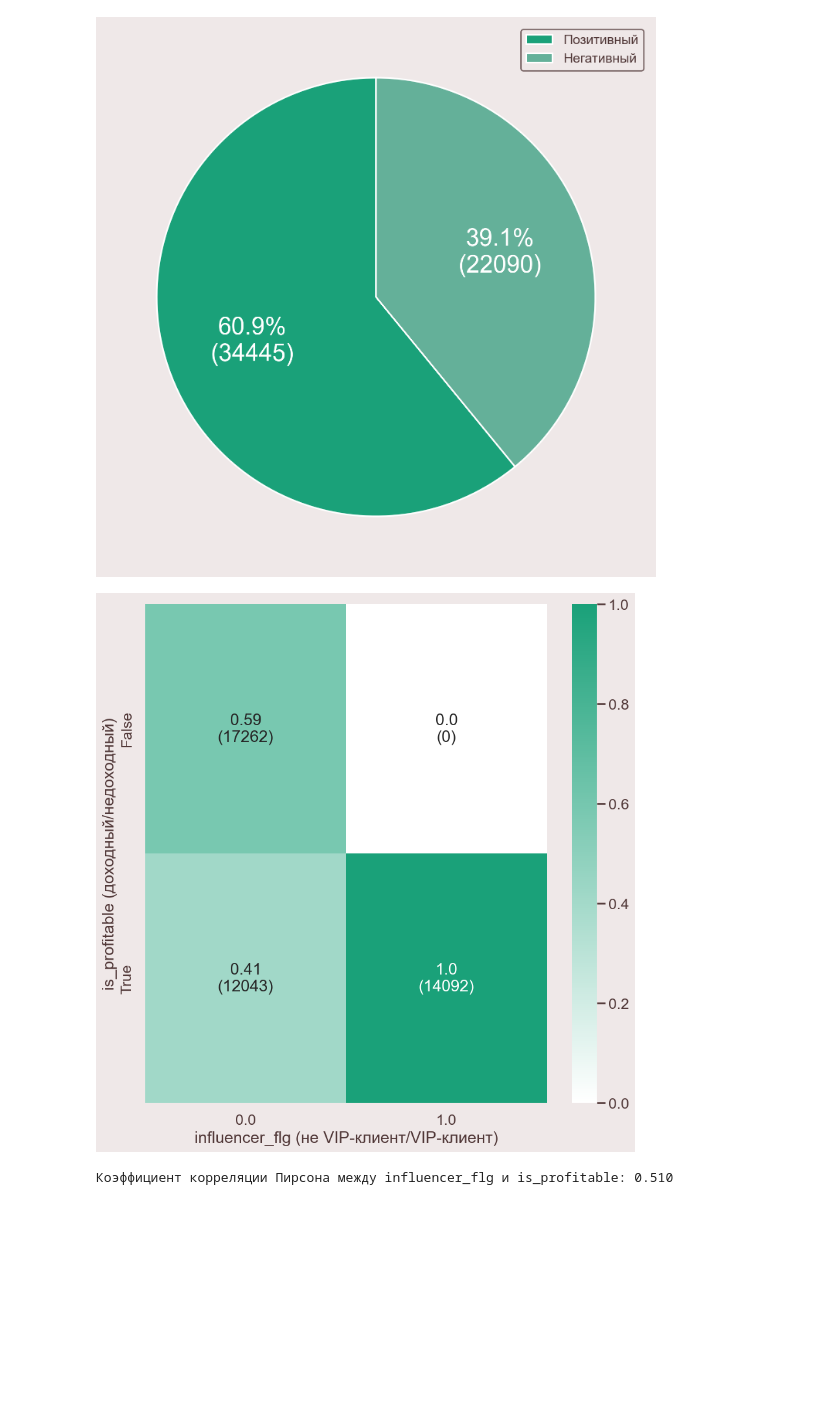
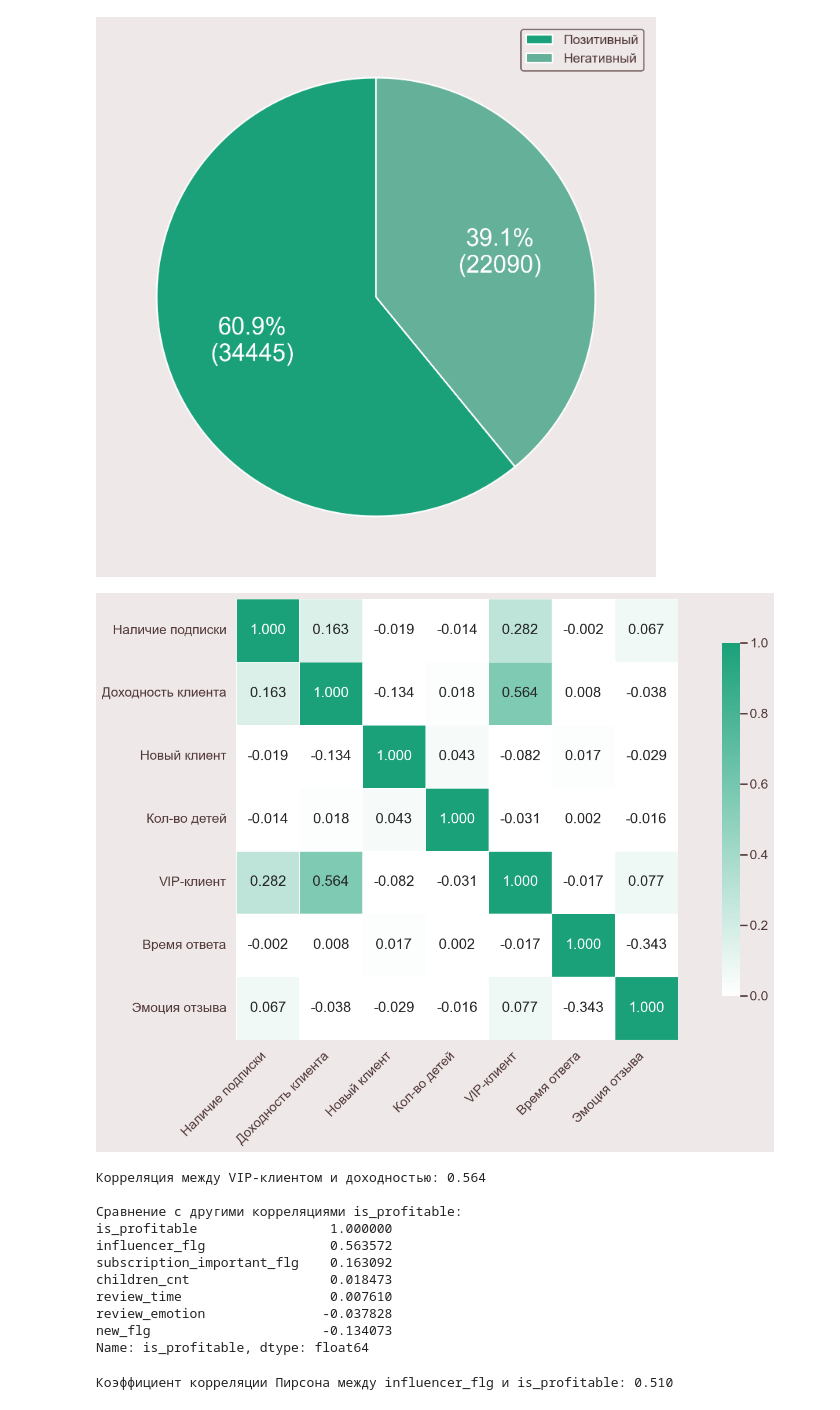
Before and after one commit to Neat-Snap/dano25, a Jupyter notebook: analysis.ipynb, the cells around one changed output. Cells and saved outputs as stored; diff of their text form; code cells hidden in the pictures; blank space fills up the shorter version.

```diff
--- a/analysis.ipynb
+++ b/analysis.ipynb
@@ -113,22 +113,62 @@ plt.show()
 # %% [output]
 [figure]
 # %%
-corr_table = pd.crosstab(df['is_profitable'], df['influencer_flg'], normalize='columns')
-count_table = pd.crosstab(df['is_profitable'], df['influencer_flg'])
+corr_df = df.copy()
 
-annot = corr_table.round(2).astype(str) + '\n(' + count_table.astype(str) + ')'
+corr_df['is_profitable'] = corr_df['is_profitable'].astype(int)
+
+numeric_vars = ['subscription_important_flg', 'is_profitable',
+                'new_flg', 'children_cnt', 'influencer_flg', 'review_time', 'review_emotion']
+
+correlation_matrix = corr_df[numeric_vars].corr()
+
+annot = correlation_matrix.round(3)
 
 from matplotlib.colors import LinearSegmentedColormap
 
 green_grad = LinearSegmentedColormap.from_list("white_to_green", ["#FFFFFF", "#1AA179"])
 
-plt.figure(figsize=(10, 10))
-sns.heatmap(corr_table, annot=annot, cmap=green_grad, fmt="", cbar=True)
-plt.xlabel("influencer_flg (не VIP-клиент/VIP-клиент)")
-plt.ylabel("is_profitable (доходный/недоходный)")
+plt.figure(figsize=(16, 10))
+ax = sns.heatmap(
+    correlation_matrix,
+    annot=annot,
+    cmap=green_grad,
+    fmt=".3f",
+    cbar=True,
+    square=True,
+    linewidths=0.5,
+    cbar_kws={"shrink": 0.8},
+    vmin=0,
+    vmax=1
+)
+
+# plt.title("Корреляционная матрица: influencer_flg vs is_profitable выделяется",
+#           fontsize=16, pad=20)
+
+labels = ['Наличие подписки', 'Доходность клиента',
+          'Новый клиент', 'Кол-во детей', 'VIP-клиент', 'Время ответа', 'Эмоция отзыва']
+ax.set_xticklabels(labels, rotation=45, ha='right')
+ax.set_yticklabels(labels, rotation=0)
+
+plt.tight_layout()
 plt.show()
+
+print(f"\nКорреляция между VIP-клиентом и доходностью: {correlation_matrix.loc['influencer_flg', 'is_profitable']:.3f}")
+print("\nСравнение с другими корреляциями is_profitable:")
+print(correlation_matrix['is_profitable'].sort_values(ascending=False))
 # %% [output]
-[figure, old version]
+[figure, new version]
+Корреляция между VIP-клиентом и доходностью: 0.564
+
+Сравнение с другими корреляциями is_profitable:
+is_profitable                 1.000000
+influencer_flg                0.563572
+subscription_important_flg    0.163092
+children_cnt                  0.018473
+review_time                   0.007610
+review_emotion               -0.037828
+new_flg                      -0.134073
+Name: is_profitable, dtype: float64
 # %%
 influencer_numeric = df['influencer_flg'].notna().astype(int)
 profitable_numeric = df['is_profitable'].astype(int)
```
